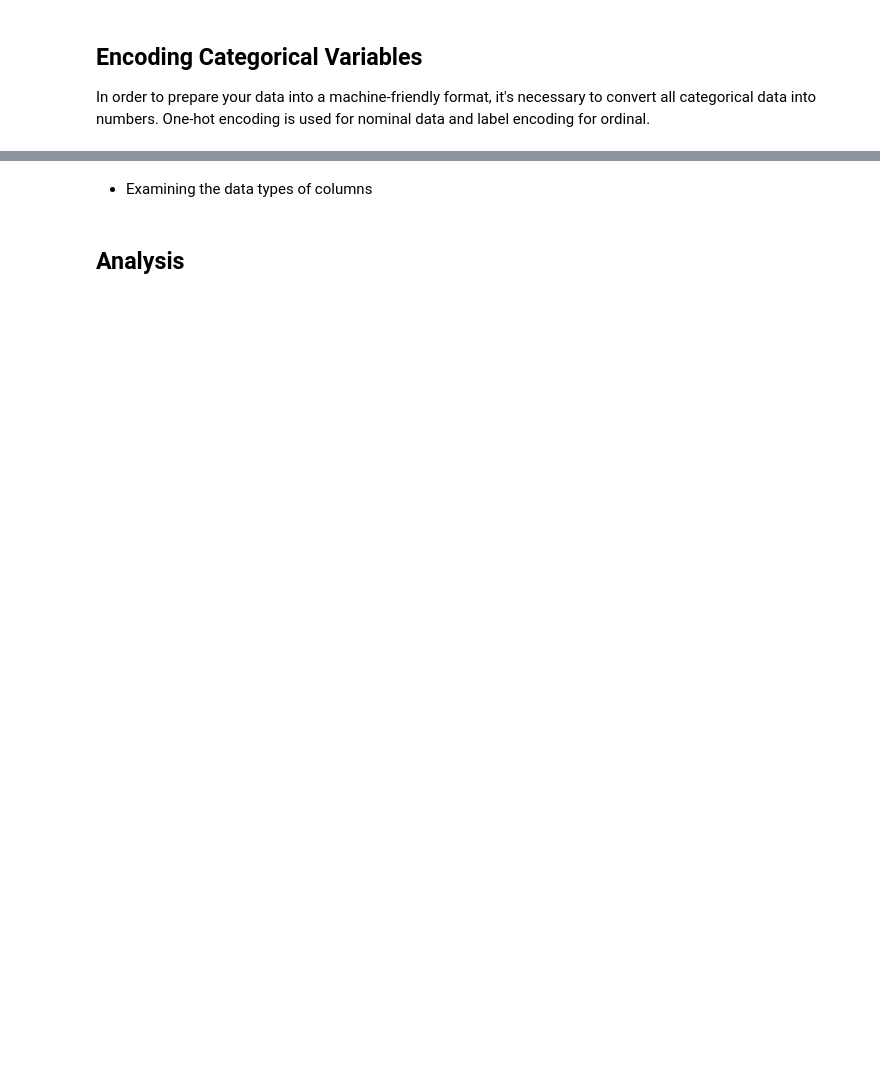
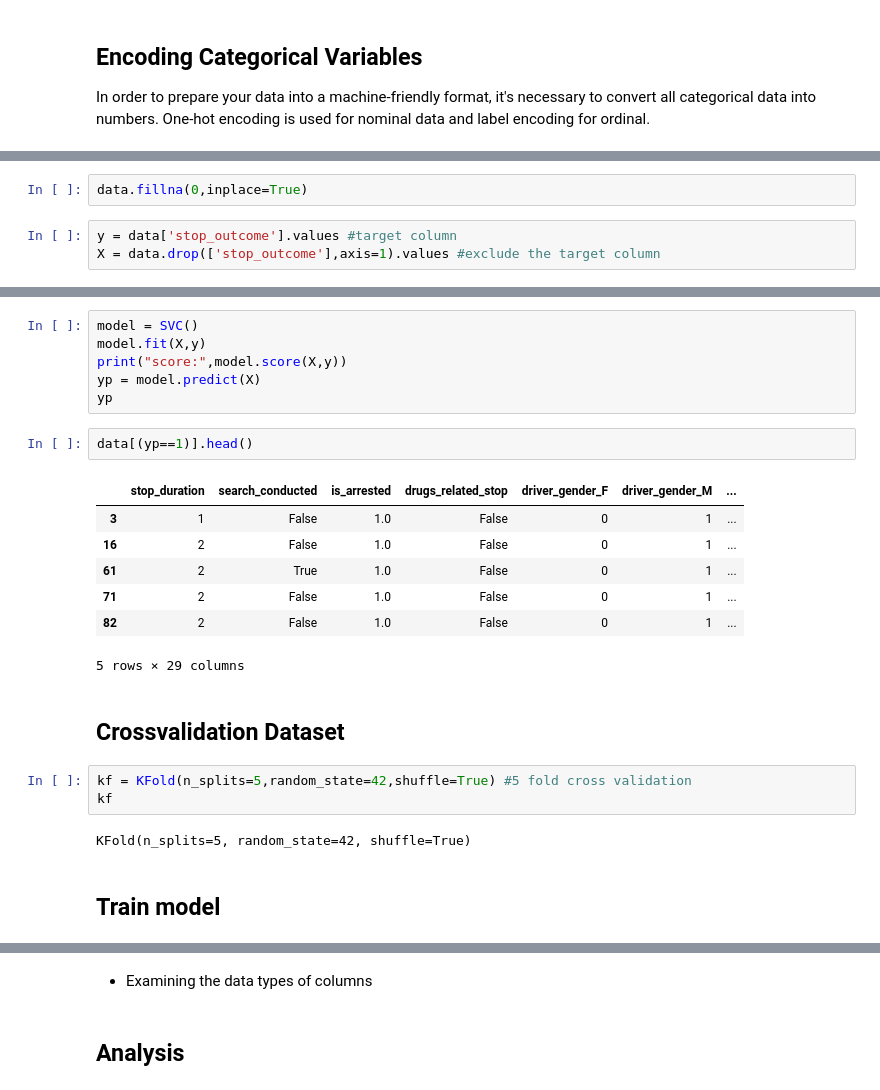
Before and after one commit to Bobwu1/Python-Bootcamp-SLC, a Jupyter notebook: Python Bootcamp March 23rd 2019.ipynb, the cells around one changed output, grey strips where cells are left out. Cells and saved outputs as stored; diff of their text form; blank space fills up the shorter version.

Commit message:
added training section

```diff
--- a/Python Bootcamp March 23rd 2019.ipynb
+++ b/Python Bootcamp March 23rd 2019.ipynb
@@ -205,0 +138,5 @@ memory usage: 9.3+ MB
+# %%
+data.fillna(0,inplace=True)
+# %%
+y = data['stop_outcome'].values #target column
+X = data.drop(['stop_outcome'],axis=1).values #exclude the target column
@@ -205,0 +145,25 @@ memory usage: 9.3+ MB
+# %%
+model = SVC()
+model.fit(X,y)
+print("score:",model.score(X,y))
+yp = model.predict(X)
+yp
+# %%
+data[(yp==1)].head()
+# %% [output]
+|  | stop_duration | search_conducted | is_arrested | drugs_related_stop | driver_gender_F | driver_gender_M | ... |
+| 3 | 1 | False | 1.0 | False | 0 | 1 | ... |
+| 16 | 2 | False | 1.0 | False | 0 | 1 | ... |
+| 61 | 2 | True | 1.0 | False | 0 | 1 | ... |
+| 71 | 2 | False | 1.0 | False | 0 | 1 | ... |
+| 82 | 2 | False | 1.0 | False | 0 | 1 | ... |
+5 rows × 29 columns
+# %% [markdown]
+## Crossvalidation Dataset
+# %%
+kf = KFold(n_splits=5,random_state=42,shuffle=True) #5 fold cross validation
+kf
+# %% [output]
+KFold(n_splits=5, random_state=42, shuffle=True)
+# %% [markdown]
+## Train model
```
Also changed, not shown: parts of 39 cells of this notebook.
